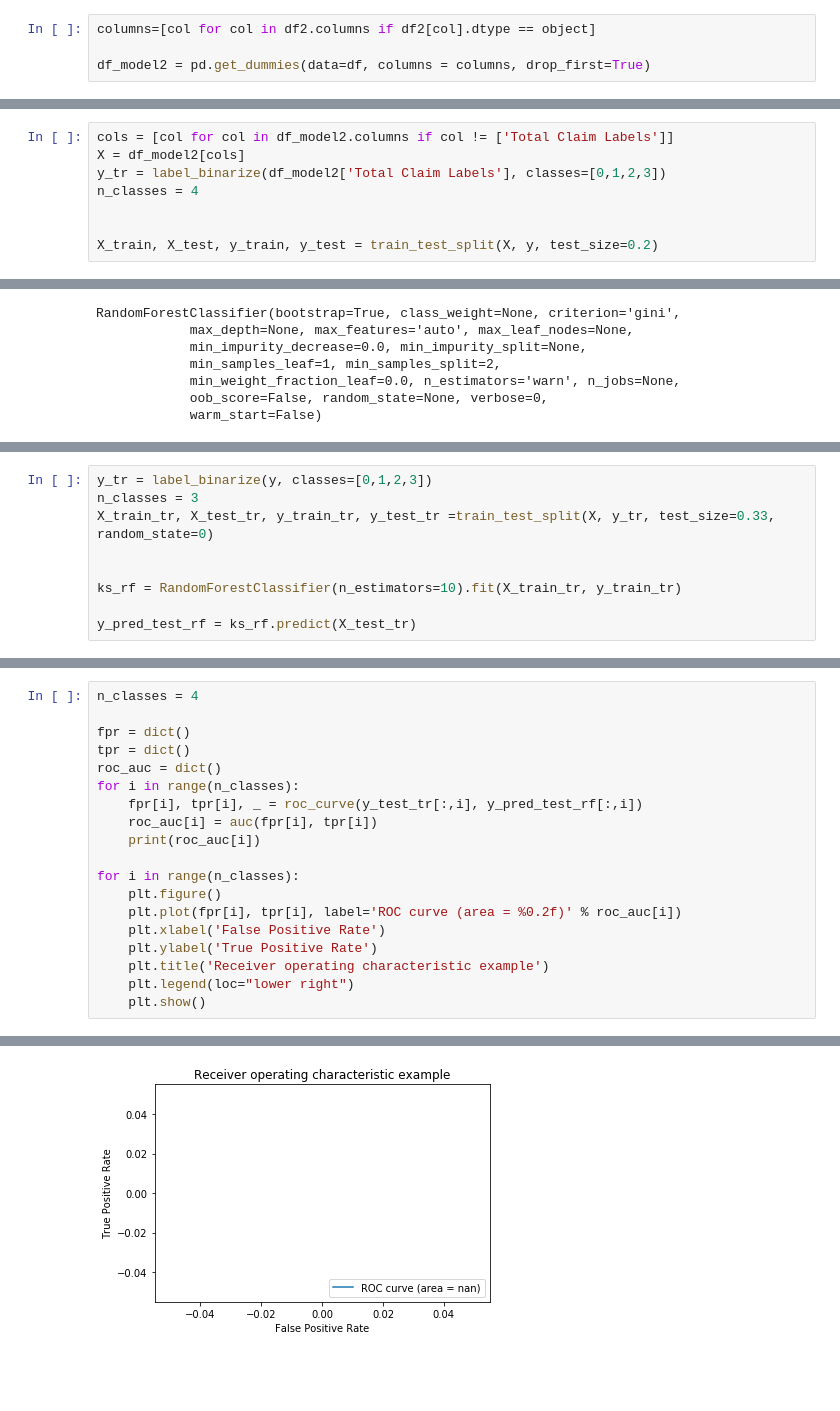
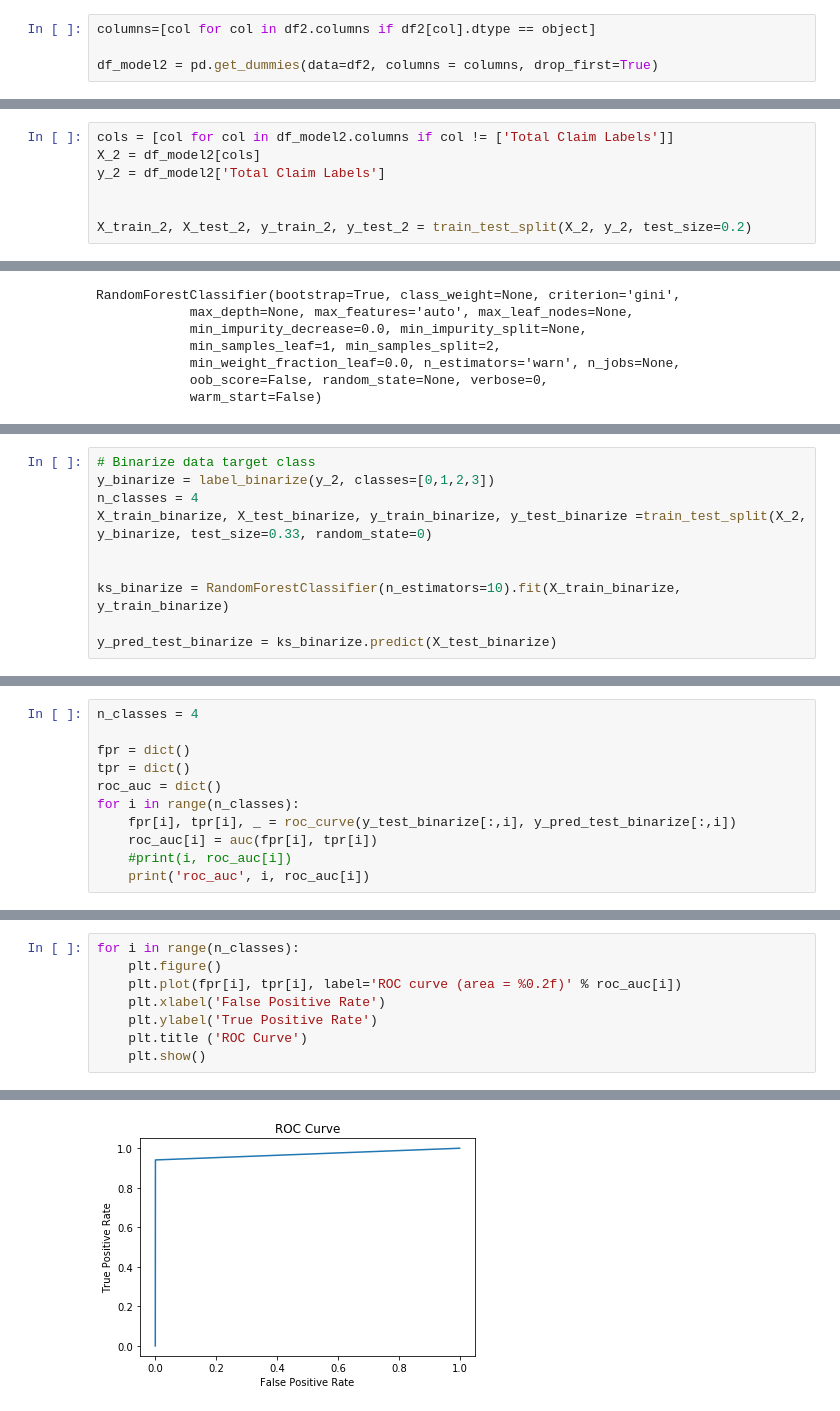
Before and after one commit to miriammg/Final-Project-IH, a Jupyter notebook: Final Project.ipynb, the cells around one changed output, grey strips where cells are left out. Saved outputs shown, nothing was run; the diff lists cells and outputs as text; blank space fills up the shorter version.

```diff
--- a/Final Project.ipynb
+++ b/Final Project.ipynb
@@ -787,4 +798,4 @@ df['Total Claim Labels'].isna().sum()
 # %%
 columns=[col for col in df2.columns if df2[col].dtype == object]
 
-df_model2 = pd.get_dummies(data=df, columns = columns, drop_first=True)
+df_model2 = pd.get_dummies(data=df2, columns = columns, drop_first=True)
@@ -791,9 +811,8 @@ df_model2 = pd.get_dummies(data=df, columns = columns, drop_first=True)
 # %%
 cols = [col for col in df_model2.columns if col != ['Total Claim Labels']]
-X = df_model2[cols]
-y_tr = label_binarize(df_model2['Total Claim Labels'], classes=[0,1,2,3])
-n_classes = 4
+X_2 = df_model2[cols]
+y_2 = df_model2['Total Claim Labels']
 
 
-X_train, X_test, y_train, y_test = train_test_split(X, y, test_size=0.2)
+X_train_2, X_test_2, y_train_2, y_test_2 = train_test_split(X_2, y_2, test_size=0.2)
 # %% [markdown]
@@ -945,9 +961,10 @@ Cross-validated scores: [0.9980315  0.99868766 0.9993434  1.         1.
 # %%
-y_tr = label_binarize(y, classes=[0,1,2,3])
-n_classes = 3
-X_train_tr, X_test_tr, y_train_tr, y_test_tr =train_test_split(X, y_tr, test_size=0.33, random_state=0)
+# Binarize data target class
+y_binarize = label_binarize(y_2, classes=[0,1,2,3])
+n_classes = 4
+X_train_binarize, X_test_binarize, y_train_binarize, y_test_binarize =train_test_split(X_2, y_binarize, test_size=0.33, random_state=0)
 
 
-ks_rf = RandomForestClassifier(n_estimators=10).fit(X_train_tr, y_train_tr)
+ks_binarize = RandomForestClassifier(n_estimators=10).fit(X_train_binarize, y_train_binarize)
 
-y_pred_test_rf = ks_rf.predict(X_test_tr)
+y_pred_test_binarize = ks_binarize.predict(X_test_binarize)
@@ -953,0 +983,11 @@ y_pred_test_rf = ks_rf.predict(X_test_tr)
+# %%
+n_classes = 4
+
+fpr = dict()
+tpr = dict()
+roc_auc = dict()
+for i in range(n_classes):
+    fpr[i], tpr[i], _ = roc_curve(y_test_binarize[:,i], y_pred_test_binarize[:,i])
+    roc_auc[i] = auc(fpr[i], tpr[i])
+    #print(i, roc_auc[i])
+    print('roc_auc', i, roc_auc[i])
@@ -954,20 +999,9 @@ y_pred_test_rf = ks_rf.predict(X_test_tr)
 # %%
-n_classes = 4
-
-fpr = dict()
-tpr = dict()
-roc_auc = dict()
-for i in range(n_classes):
-    fpr[i], tpr[i], _ = roc_curve(y_test_tr[:,i], y_pred_test_rf[:,i])
-    roc_auc[i] = auc(fpr[i], tpr[i])
-    print(roc_auc[i])
-
 for i in range(n_classes):
     plt.figure()
     plt.plot(fpr[i], tpr[i], label='ROC curve (area = %0.2f)' % roc_auc[i])
     plt.xlabel('False Positive Rate')
     plt.ylabel('True Positive Rate')
-    plt.title('Receiver operating characteristic example')
-    plt.legend(loc="lower right")
+    plt.title ('ROC Curve')
     plt.show()
 # %% [output]
@@ -981 +1011 @@ nan
-[figure, old version]
+[figure, new version]
```
Also changed, not shown: parts of 119 cells of this notebook, 2 other files.
